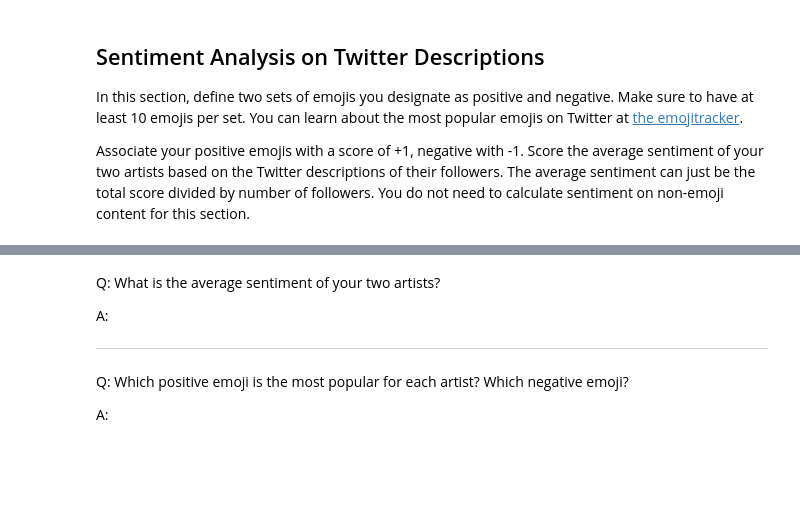
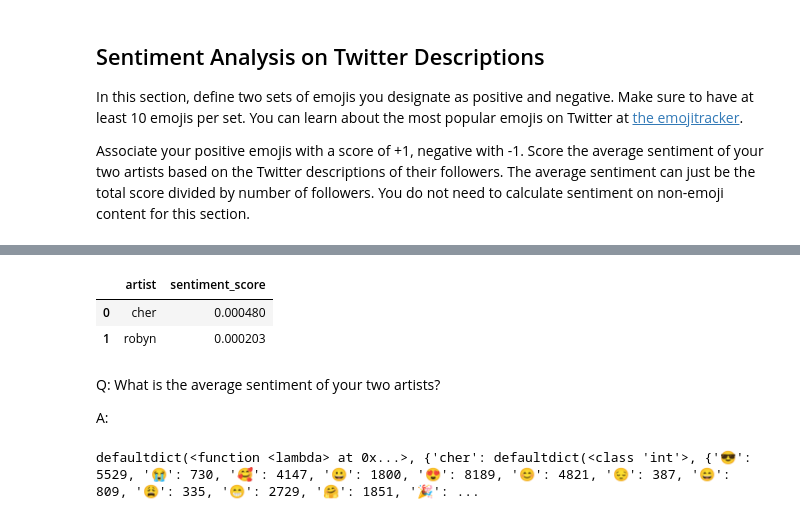
Before and after one commit to shailja-somani-0/ADS509-sentiment-analysis, a Jupyter notebook: Sentiment Assignment.ipynb, the cells around one changed output, grey strips where cells are left out. Saved outputs shown, nothing was run; the diff lists cells and outputs as text; code cells hidden in the pictures; blank space fills up the shorter version.

```diff
--- a/Sentiment Assignment.ipynb
+++ b/Sentiment Assignment.ipynb
@@ -303,10 +341,27 @@ Associate your positive emojis with a score of +1, negative with -1. Score the a
+# %%
+twitter_data.groupby('artist')['sentiment_score'].mean().reset_index()
+# %% [output]
+|  | artist | sentiment_score |
+| 0 | cher | 0.000480 |
+| 1 | robyn | 0.000203 |
 # %% [markdown]
 Q: What is the average sentiment of your two artists?
 
 A: <!-- Your answer here -->
-
----
-
-Q: Which positive emoji is the most popular for each artist? Which negative emoji?
-
-A: <!-- Your answer here -->
+# %%
+# Initialize dict to hold emoji counts (from our lexicon) for each artist
+emoji_counts = defaultdict(lambda: defaultdict(int))
+
+# Loop through the twitter_data df rows
+for _, row in twitter_data.iterrows():
+    artist = row['artist']
+    description = row['description']
+    # Count the presence of each emoji by looping through all characters in description
+    if type(description) == str:
+        for char in description:
+            if char in emoji_lexicon_unicode:
+                emoji_counts[artist][char] += 1
+
+print(emoji_counts)
+# %% [output]
+defaultdict(<function <lambda> at 0x...>, {'cher': defaultdict(<class 'int'>, {'😎': 5529, '😭': 730, '🥰': 4147, '😀': 1800, '😍': 8189, '😊': 4821, '😔': 387, '😄': 809, '😩': 335, '😁': 2729, '🤗': 1851, '🎉': ...
```
Also changed, not shown: parts of 36 cells of this notebook.
